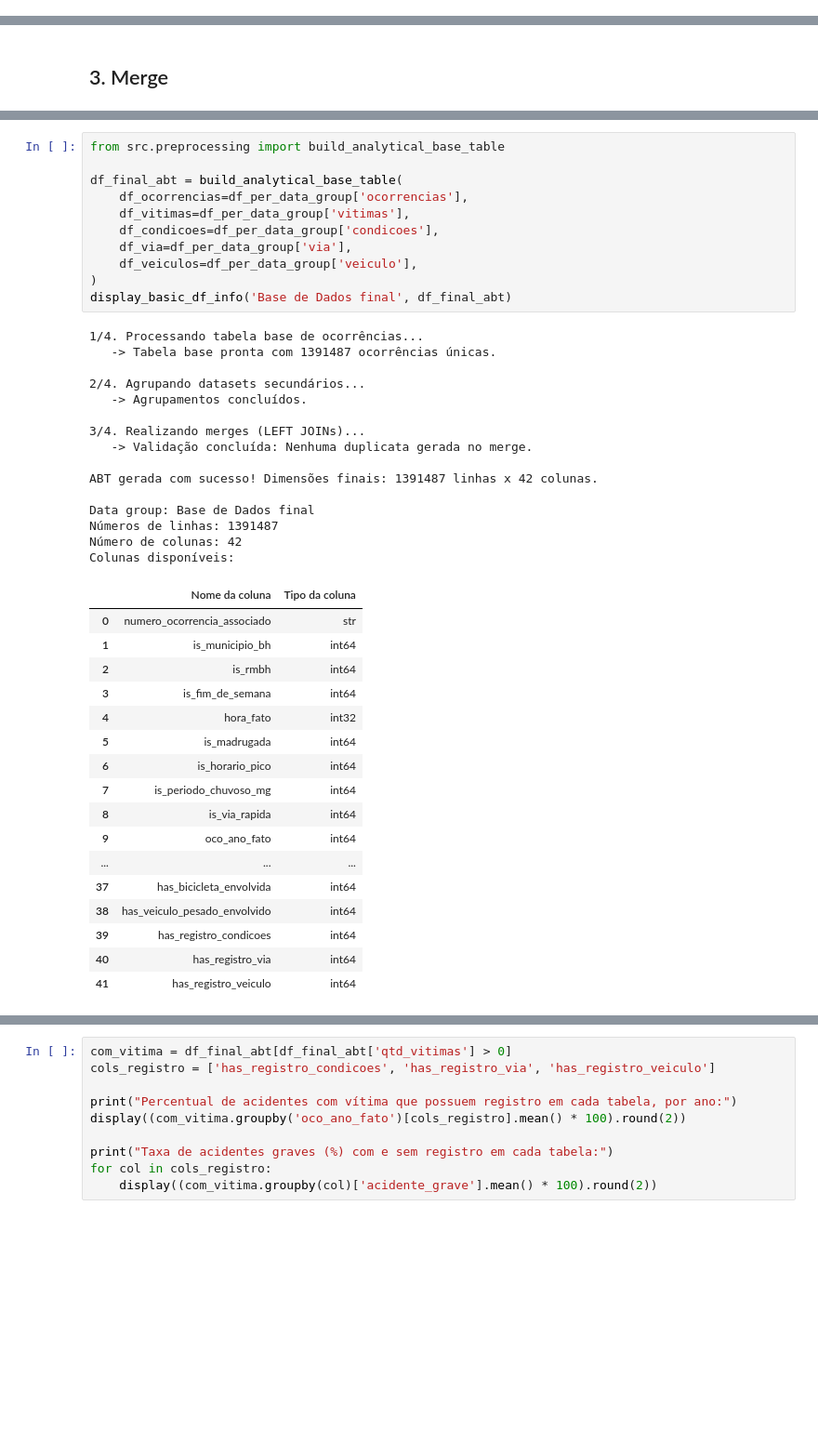
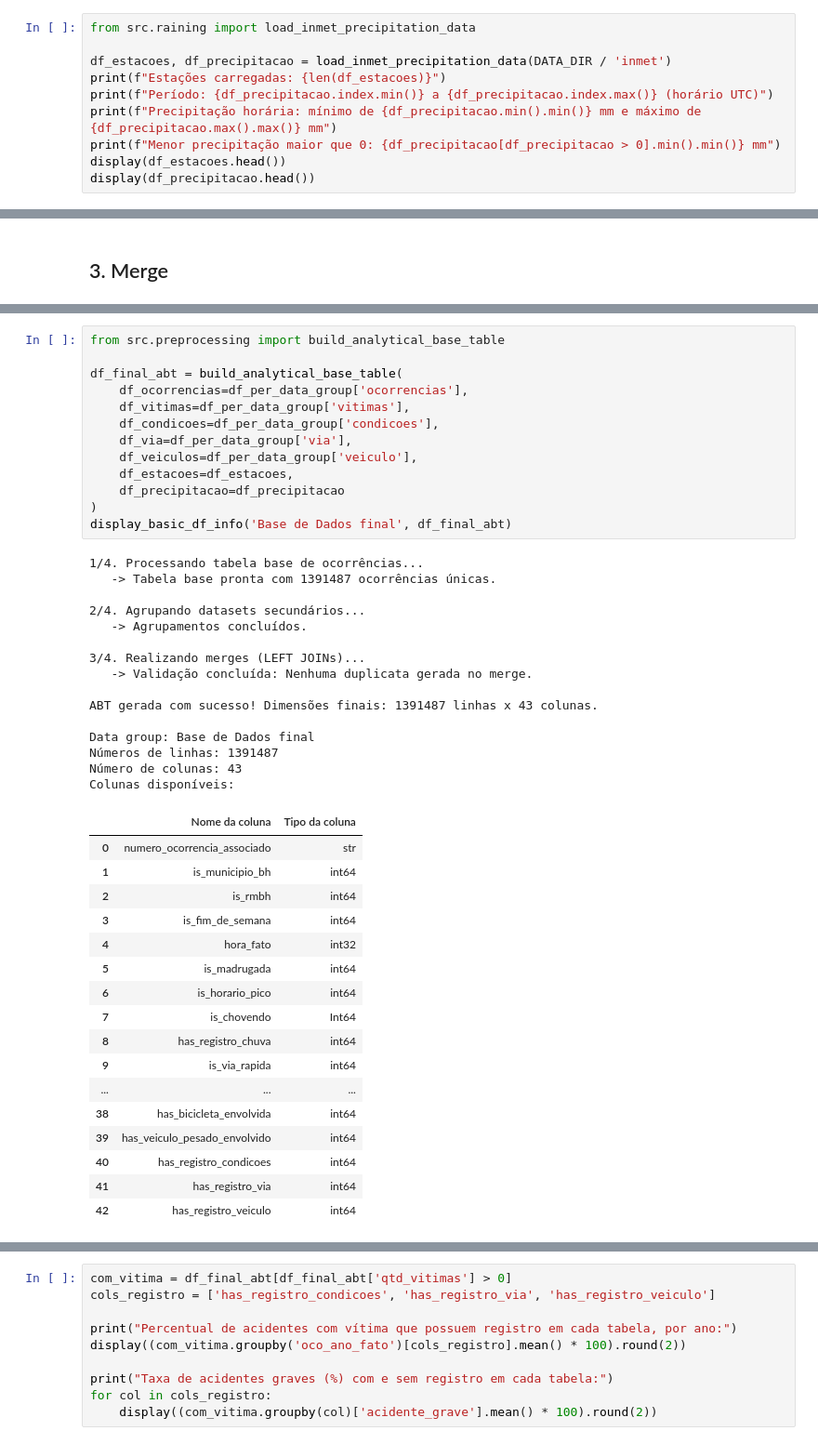
Before and after one commit to luan-gomes/road-traffic-accident-severity-prediction-mg, a Jupyter notebook: notebooks/eda.ipynb, the cells around one changed output, grey strips where cells are left out. Shown at 93% size. Cells and saved outputs as stored; diff of their text form; blank space fills up the shorter version.

```diff
--- a/notebooks/eda.ipynb
+++ b/notebooks/eda.ipynb
@@ -249,0 +271,10 @@ Transformações e Atributos Agregados:
+# %%
+from src.raining import load_inmet_precipitation_data
+
+df_estacoes, df_precipitacao = load_inmet_precipitation_data(DATA_DIR / 'inmet')
+print(f"Estações carregadas: {len(df_estacoes)}")
+print(f"Período: {df_precipitacao.index.min()} a {df_precipitacao.index.max()} (horário UTC)")
+print(f"Precipitação horária: mínimo de {df_precipitacao.min().min()} mm e máximo de {df_precipitacao.max().max()} mm")
+print(f"Menor precipitação maior que 0: {df_precipitacao[df_precipitacao > 0].min().min()} mm")
+display(df_estacoes.head())
+display(df_precipitacao.head())
@@ -383,44 +443,46 @@ from src.preprocessing import build_analytical_base_table
 df_final_abt = build_analytical_base_table(
     df_ocorrencias=df_per_data_group['ocorrencias'],
     df_vitimas=df_per_data_group['vitimas'],
     df_condicoes=df_per_data_group['condicoes'],
     df_via=df_per_data_group['via'],
     df_veiculos=df_per_data_group['veiculo'],
+    df_estacoes=df_estacoes,
+    df_precipitacao=df_precipitacao
 )
 display_basic_df_info('Base de Dados final', df_final_abt)
 # %% [output]
 1/4. Processando tabela base de ocorrências...
    -> Tabela base pronta com 1391487 ocorrências únicas.
 
 2/4. Agrupando datasets secundários...
    -> Agrupamentos concluídos.
 
 3/4. Realizando merges (LEFT JOINs)...
    -> Validação concluída: Nenhuma duplicata gerada no merge.
 
-ABT gerada com sucesso! Dimensões finais: 1391487 linhas x 42 colunas.
+ABT gerada com sucesso! Dimensões finais: 1391487 linhas x 43 colunas.
 
 Data group: Base de Dados final
 Números de linhas: 1391487
-Número de colunas: 42
+Número de colunas: 43
 Colunas disponíveis:
 |  | Nome da coluna | Tipo da coluna |
 | 0 | numero_ocorrencia_associado | str |
 | 1 | is_municipio_bh | int64 |
 | 2 | is_rmbh | int64 |
 | 3 | is_fim_de_semana | int64 |
 | 4 | hora_fato | int32 |
 | 5 | is_madrugada | int64 |
 | 6 | is_horario_pico | int64 |
-| 7 | is_periodo_chuvoso_mg | int64 |
-| 8 | is_via_rapida | int64 |
-| 9 | oco_ano_fato | int64 |
+| 7 | is_chovendo | Int64 |
+| 8 | has_registro_chuva | int64 |
+| 9 | is_via_rapida | int64 |
 | ... | ... | ... |
-| 37 | has_bicicleta_envolvida | int64 |
-| 38 | has_veiculo_pesado_envolvido | int64 |
-| 39 | has_registro_condicoes | int64 |
-| 40 | has_registro_via | int64 |
-| 41 | has_registro_veiculo | int64 |
+| 38 | has_bicicleta_envolvida | int64 |
+| 39 | has_veiculo_pesado_envolvido | int64 |
+| 40 | has_registro_condicoes | int64 |
+| 41 | has_registro_via | int64 |
+| 42 | has_registro_veiculo | int64 |
 Primeiras 5 linhas do DataFrame:
 |  | numero_ocorrencia_associado | is_municipio_bh | is_rmbh | is_fim_de_semana | hora_fato | is_madrugada | ... |
 | 0 | e32074359ae9aacf | 1 | 0 | 0 | 11 | 0 | ... |
```
Also changed, not shown: parts of 16 cells of this notebook, 2 other files.
